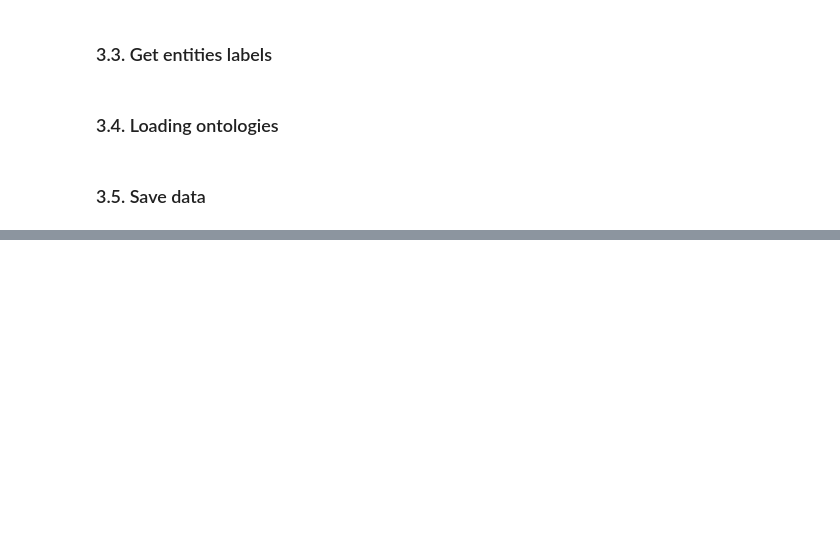
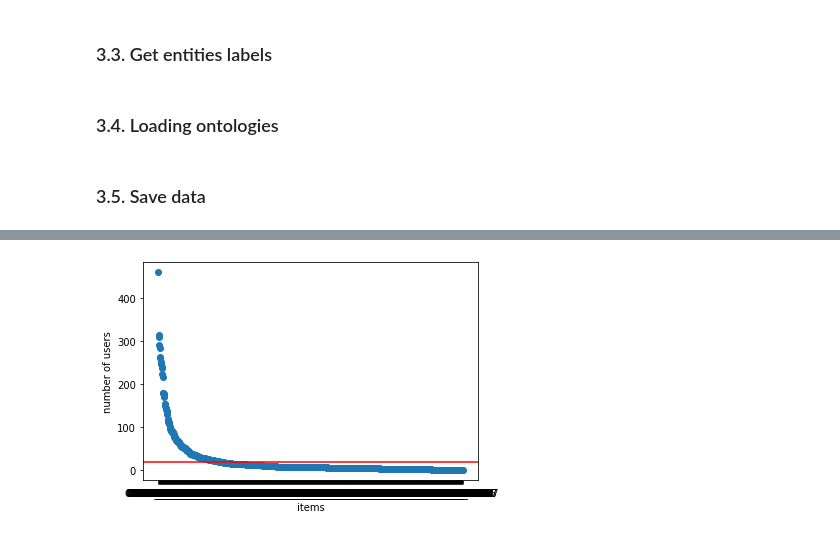
Before and after one commit to lasigeBioTM/RecSys.Scifi.tutorial, a Jupyter notebook: tutorial.ipynb, the cells around one changed output, grey strips where cells are left out. Drawn from its saved outputs; the diff is of its cells as text; code cells hidden in the pictures; blank space fills up the shorter version.

Commit message:
data analysis

```diff
--- a/tutorial.ipynb
+++ b/tutorial.ipynb
@@ -822,0 +825,8 @@ save_final_data(data=df_with_user_id[['user', 'author_name']], \
+# %%
+import pandas as pd
+
+dataset = pd.read_csv('data/results/sample_cord-19_dataset.csv', names=['user', 'item', 'rating', 'item_name', 'year'])
+#dataset = pd.read_csv('/home/mbarros/Desktop/data/scirec2021/comm_subset_cord-19_dataset_total_ordered_filtered.csv', names=['user', 'item', 'rating', 'item_name', 'year'])
+
+
+print(dataset.head(20))
@@ -822,0 +915,15 @@ save_final_data(data=df_with_user_id[['user', 'author_name']], \
+# %%
+# users by item
+
+unique_items = dataset.item.unique()
+users_by_item = dataset.groupby(['item'])["user"].count().reset_index()
+users_by_item = users_by_item.sort_values(by=['user'], ascending=False)
+
+print('max users by item: ', users_by_item.user.max())
+list_of_max_items = users_by_item[users_by_item.user == users_by_item.user.max()].item.values
+print(list_of_max_items)
+
+print(dataset[dataset.item == list_of_max_items[0]])
+
+print('min users by item: ', users_by_item.user.min())
+print('mean users by item: ', users_by_item.user.mean())
@@ -822,0 +1015,11 @@ save_final_data(data=df_with_user_id[['user', 'author_name']], \
+# %%
+#%matplotlib qt
+
+plt.scatter(users_by_item.item, users_by_item.user)
+plt.axhline(y=users_by_item.user.mean(), color='r', linestyle='-')
+#plt.yscale('log')
+plt.ylabel('number of users')
+plt.xlabel('items')
+plt.show()
+# %% [output]
+[figure, added]
```
Also changed, not shown: parts of 9 cells of this notebook.
